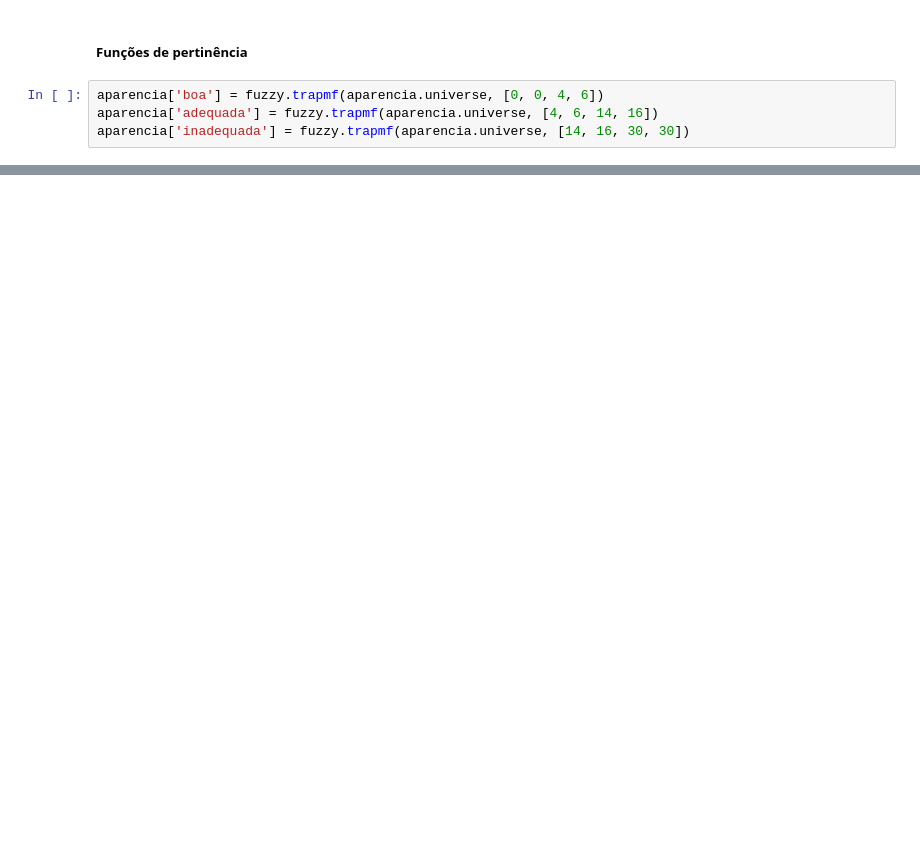
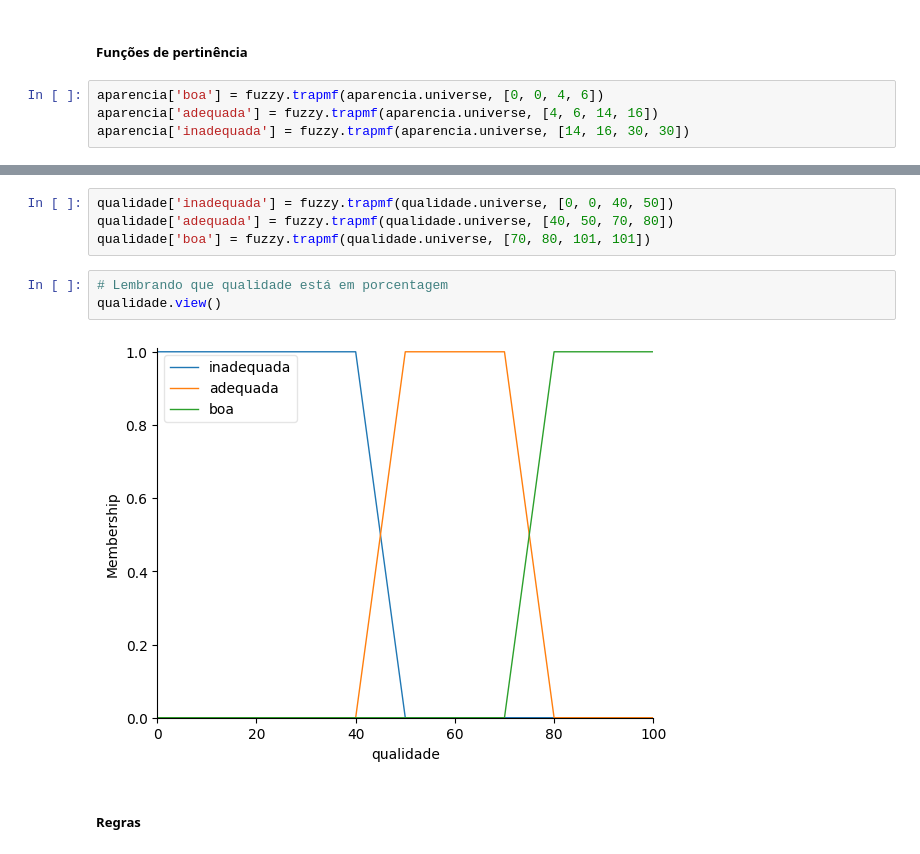
Before and after one commit to JoseMVasconcelos/Prova2SI, a Jupyter notebook: Prova2SI-Agua.ipynb, the cells around one changed output, grey strips where cells are left out. Drawn from its saved outputs; the diff is of its cells as text; blank space fills up the shorter version.

```diff
--- a/Prova2SI-Agua.ipynb
+++ b/Prova2SI-Agua.ipynb
@@ -48,0 +62,11 @@ turbidez.view()
+# %%
+qualidade['inadequada'] = fuzzy.trapmf(qualidade.universe, [0, 0, 40, 50])
+qualidade['adequada'] = fuzzy.trapmf(qualidade.universe, [40, 50, 70, 80])
+qualidade['boa'] = fuzzy.trapmf(qualidade.universe, [70, 80, 101, 101])
+# %%
+# Lembrando que qualidade está em porcentagem
+qualidade.view()
+# %% [output]
+[figure, added]
+# %% [markdown]
+##### Regras
```
Also changed, not shown: parts of 19 cells of this notebook, 2 other files.
